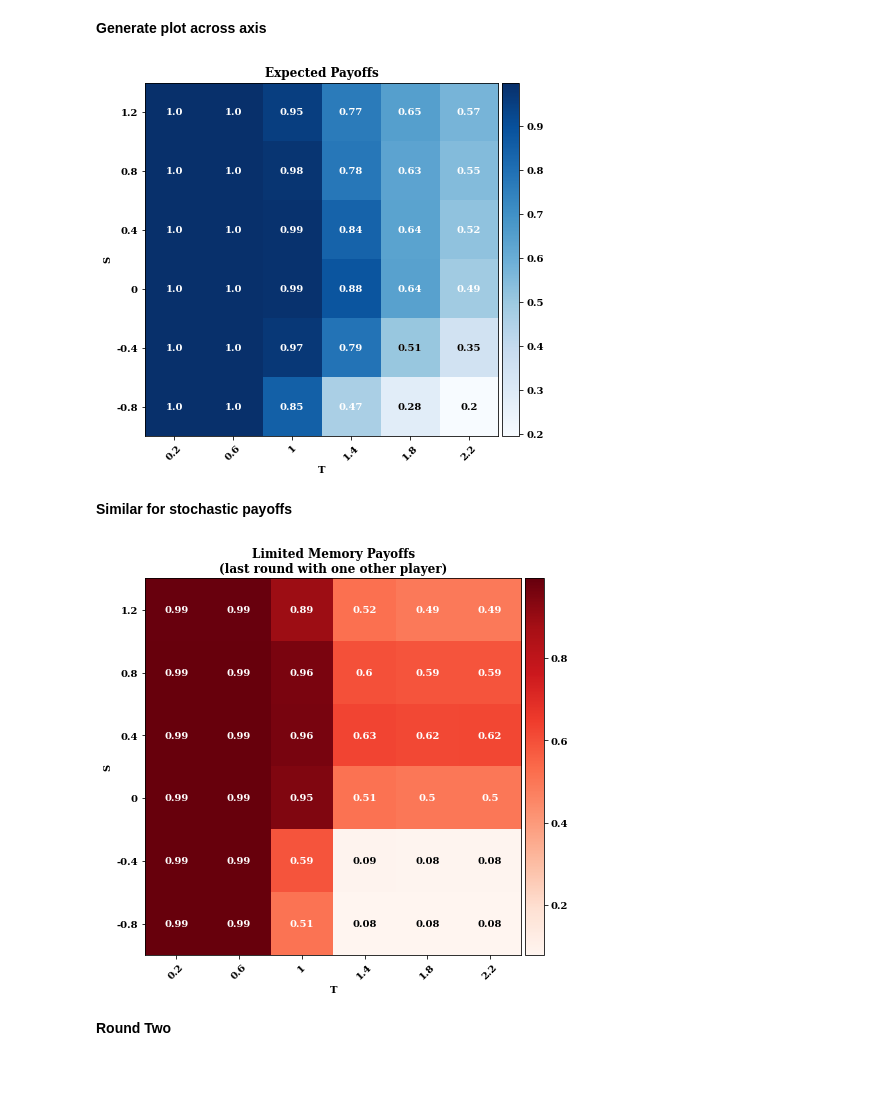
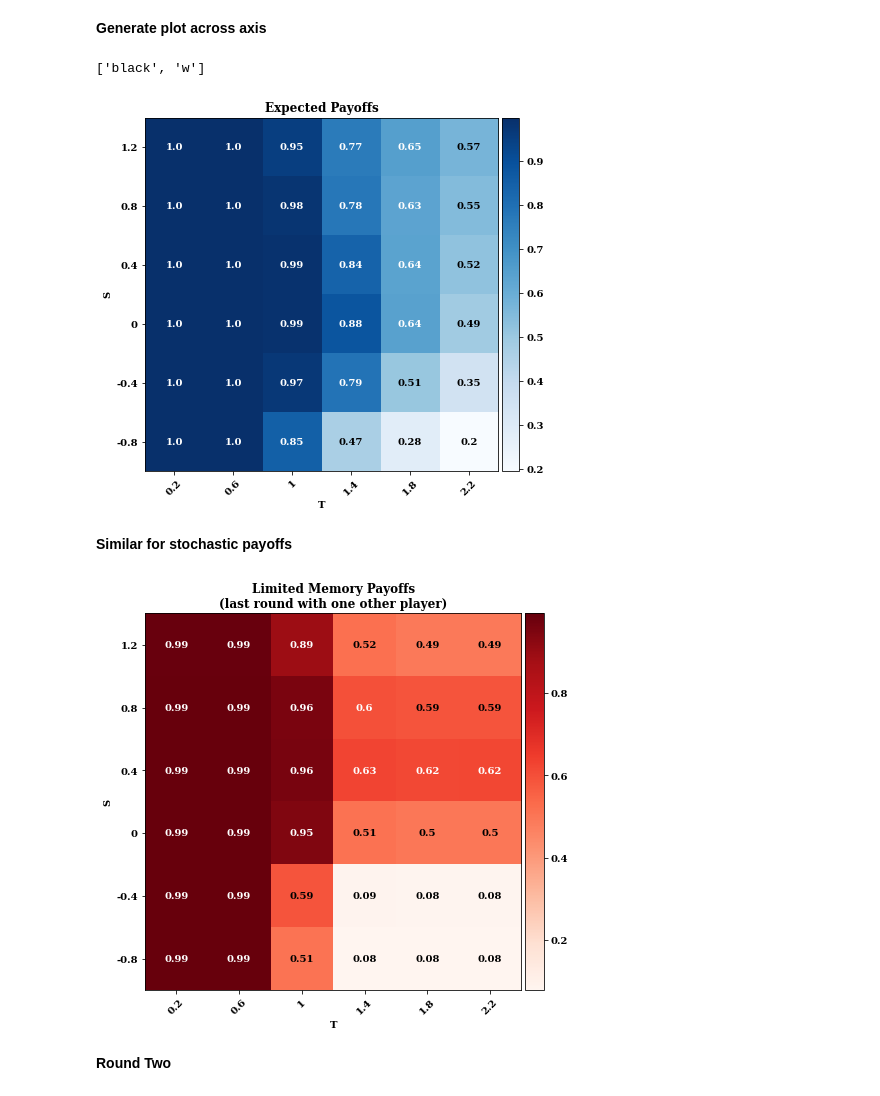
Before and after one commit to Nikoleta-v3/evolution-of-cooperation-with-limited-updating-payoff-memory, a Jupyter notebook: nbs/Cooperating rates.ipynb, the cells around one changed output. Drawn from its saved outputs; the diff is of its cells as text; code cells hidden in the pictures.

```diff
--- a/nbs/Cooperating rates.ipynb
+++ b/nbs/Cooperating rates.ipynb
@@ -49,6 +49,10 @@ for i, file in enumerate(sorted_cvs_files_expected):
 
     cooperation_rates_expected[int(x), int(y)] = sum(df['average cooperation rate'] * (df['frequencies'] / 10 ** 7))
     scores_expected[x, y] = sum(df['average score'] * (df['frequencies'] / 10 ** 7))
+# %%
+["w" if r > .6 else "black" for r in range(0, 2)]
+# %% [output]
+['black', 'w']
 # %%
 fig, axes = plt.subplots(figsize=(10, 6.5))
 
@@ -70,23 +74,18 @@ fig.colorbar(im, cax=cax, orientation='vertical');
 
 for k in range(dimensions):
     for j in range(dimensions):
+        if round(cooperation_rates_expected[k, j], 2) >= .6:
+            color = "w"
+        else:
+            color = "black"
+
         text = axes.text(j, k, round(cooperation_rates_expected[k, j], 2),
-                       ha="center", va="center", color="w")
-
-for k in range(4, 6):
-    for j in range(4, 6):
-        text = axes.text(j, k, round(cooperation_rates_expected[k, j], 2),
-                       ha="center", va="center", color="black")
-
-# text = axes.text(5, 10, round(cooperation_rates_expected[10, 5], 2), ha="center", va="center", color="black")
-# text = axes.text(5, 9, round(cooperation_rates_expected[9, 5], 2), ha="center", va="center", color="black")
-# text = axes.text(6, 6, round(cooperation_rates_expected[6, 6], 2), ha="center", va="center", color="w")
-
+                       ha="center", va="center", color=color)
 axes.set_title("Expected Payoffs", weight="bold");
 
 fig.savefig("../static/expected_two_by_two_games_cooperation.pdf", bbox_inches='tight')
 # %% [output]
-[figure, old version]
+[figure, new version]
 # %% [markdown]
 **Similar for stochastic payoffs**
 # %%
@@ -106,41 +105,38 @@ for i, file in enumerate(sorted_cvs_files_stochastic):
 # %%
 fig, axes = plt.subplots(figsize=(10, 6.5))
 
 im = axes.imshow(cooperation_rates_stoch, cmap=cmaps[1])
 
 axes.set_xticks(range(dimensions))
 axes.set_yticks(range(dimensions))
 
 axes.set_xticklabels(Ts, rotation=45)
 axes.set_yticklabels(Ss)
 
 axes.set_xlabel('T', weight="bold")
 axes.set_ylabel('S', weight="bold")
 
 
 divider = make_axes_locatable(axes)
 cax = divider.append_axes('right', size='5%', pad=0.05)
 fig.colorbar(im, cax=cax, orientation='vertical');
 
 for k in range(dimensions):
     for j in range(dimensions):
+        if round(cooperation_rates_stoch[k, j], 2) >= .6:
+            color = "w"
+        else:
+            color = "black"
+
         text = axes.text(j, k, round(cooperation_rates_stoch[k, j], 2),
-                       ha="center", va="center", color="w")
-for k in range(4, 6):
-    for j in range(3, 6):
-        text = axes.text(j, k, round(cooperation_rates_stoch[k, j], 2),
-                       ha="center", va="center", color="black")
-
-# text = axes.text(4, 6, round(cooperation_rates_stoch[6, 4], 2), ha="center", va="center", color="w")
-# text = axes.text(4, 7, round(cooperation_rates_stoch[7, 4], 2), ha="center", va="center", color="w")
-# text = axes.text(4, 8, round(cooperation_rates_stoch[8, 4], 2), ha="center", va="center", color="w")
+                       ha="center", va="center", color=color)
 
 axes.set_title("Limited Memory Payoffs" "\n" "(last round with one other player)", weight="bold",);
 
 plt.tight_layout();
 fig.savefig("../static/stochastic_two_by_two_games_cooperation.pdf", bbox_inches='tight')
 # %% [output]
-[figure, old version]
+[figure, new version]
 # %%
 cooperation_difference =  cooperation_rates_expected - cooperation_rates_stoch
 # %% [markdown]
```
Also changed, not shown: parts of 4 cells of this notebook, 8 other files.
